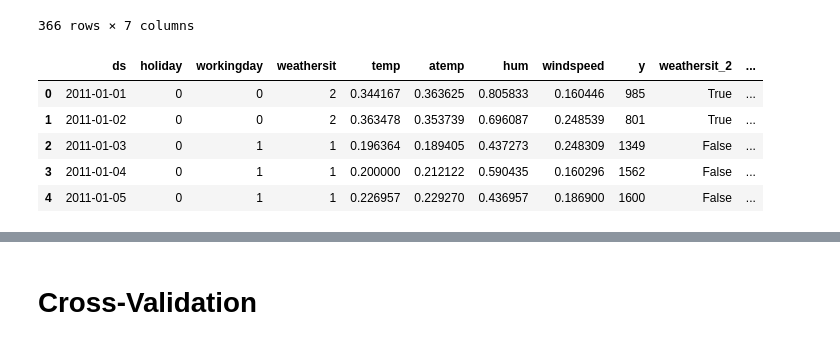
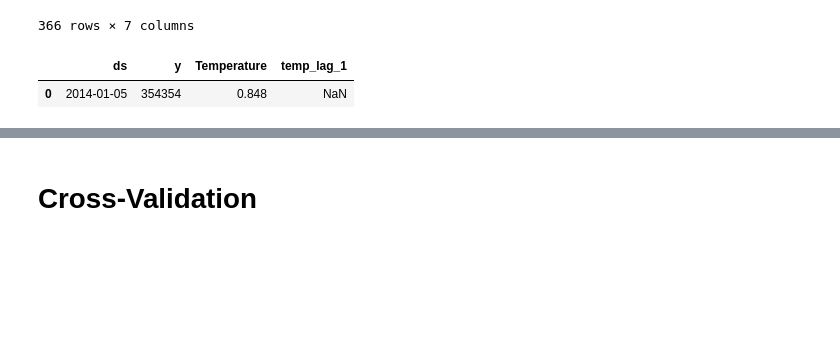
Before and after one commit to Mnr04/Time_series_analysis_course, a Jupyter notebook: Prophet_Challenge.ipynb, the cells around one changed output, grey strips where cells are left out. Saved outputs shown, nothing was run; the diff lists cells and outputs as text; code cells hidden in the pictures; blank space fills up the shorter version.

```diff
--- a/Prophet_Challenge.ipynb
+++ b/Prophet_Challenge.ipynb
@@ -288,14 +287,3 @@ df.drop(columns =['Easter','Thanksgiving', 'Christmas'])
 | 364 | 2020-12-27 | 374203 | 7.510000 | 3.535714 | 10.072857 | 11.210000 | 15.451429 |
 | 365 | 2021-01-03 | 212514 | 6.625000 | 7.510000 | 8.208571 | 12.780000 | 16.122857 |
 366 rows × 7 columns
-# %%
-# Kick out all lagged variables but the temp_lag1
-df = df.iloc[:,:-7]
-df.head()
-# %% [output]
-|  | ds | holiday | workingday | weathersit | temp | atemp | hum | windspeed | y | weathersit_2 | ... |
-| 0 | 2011-01-01 | 0 | 0 | 2 | 0.344167 | 0.363625 | 0.805833 | 0.160446 | 985 | True | ... |
-| 1 | 2011-01-02 | 0 | 0 | 2 | 0.363478 | 0.353739 | 0.696087 | 0.248539 | 801 | True | ... |
-| 2 | 2011-01-03 | 0 | 1 | 1 | 0.196364 | 0.189405 | 0.437273 | 0.248309 | 1349 | False | ... |
-| 3 | 2011-01-04 | 0 | 1 | 1 | 0.200000 | 0.212122 | 0.590435 | 0.160296 | 1562 | False | ... |
-| 4 | 2011-01-05 | 0 | 1 | 1 | 0.226957 | 0.229270 | 0.436957 | 0.186900 | 1600 | False | ... |
@@ -302,3 +292,8 @@ df.head()
+# %%
+df.head(1)
+# %% [output]
+|  | ds | y | Temperature | temp_lag_1 |
+| 0 | 2014-01-05 | 354354 | 0.848 | NaN |
 # %%
 # Remove any NAs
 df = df.dropna()
```
Also changed, not shown: parts of 19 cells of this notebook.
